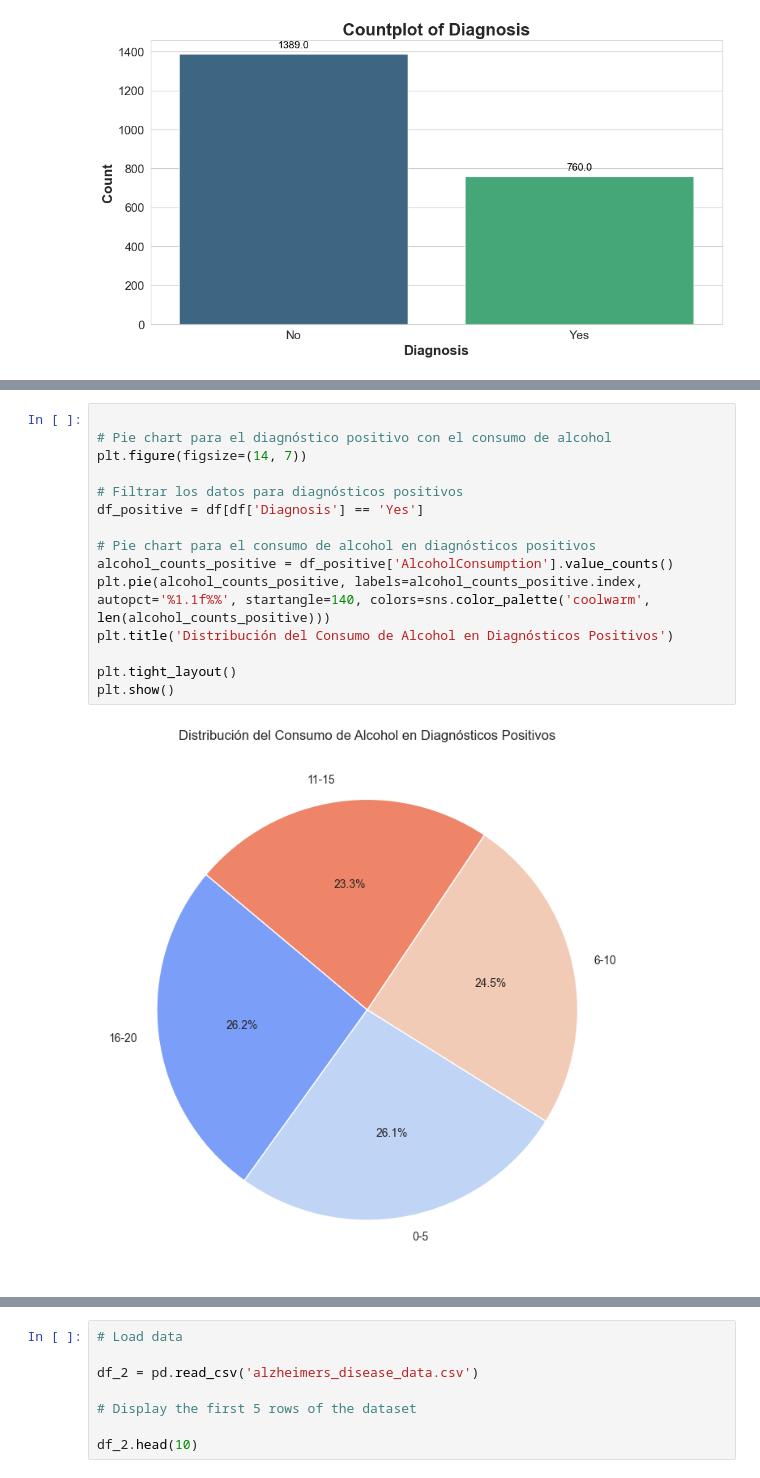
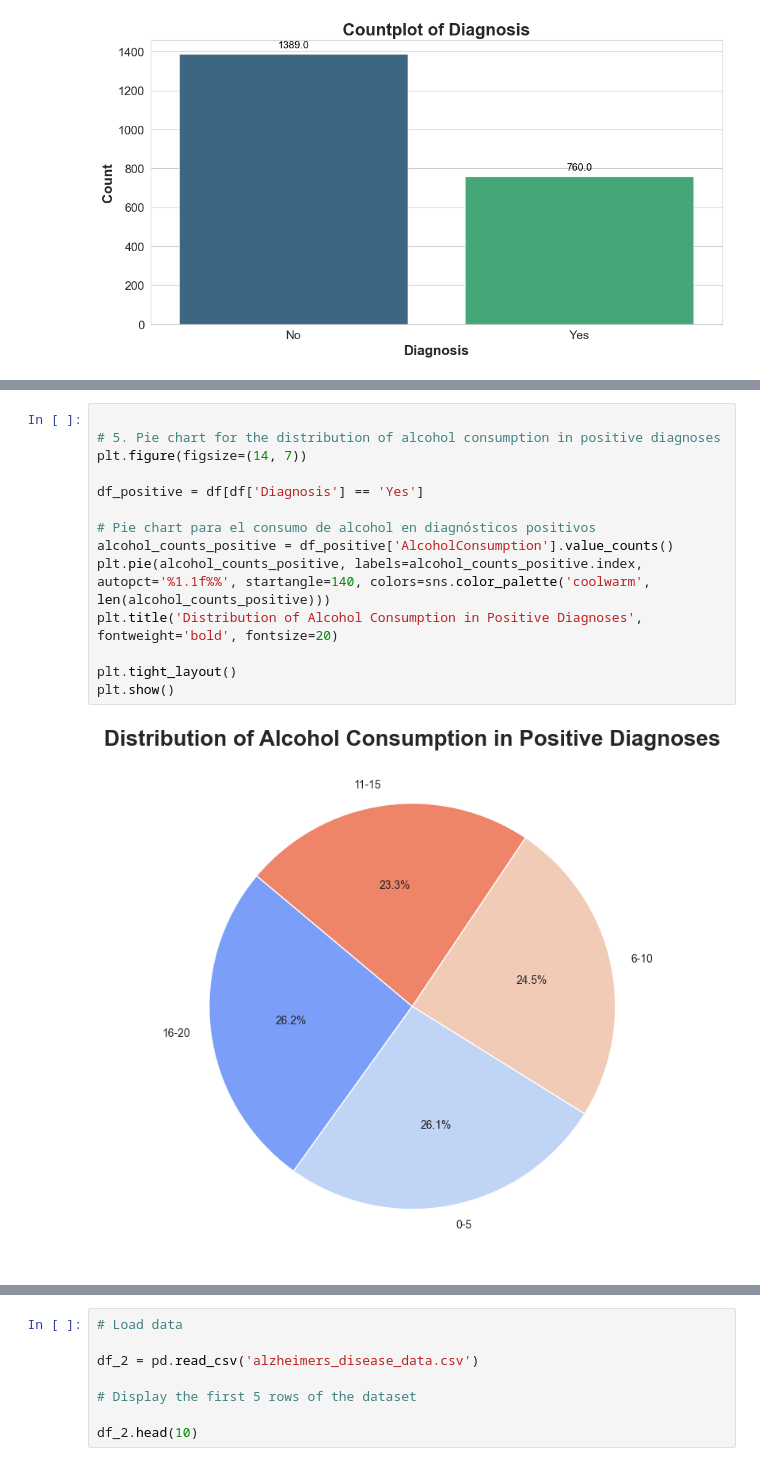
Before and after one commit to Jotis86/Alzheimer-Project, a Jupyter notebook: data_visualization.ipynb, the cells around one changed output, grey strips where cells are left out. Drawn from its saved outputs; the diff is of its cells as text.

```diff
--- a/data_visualization.ipynb
+++ b/data_visualization.ipynb
@@ -132,18 +132,17 @@ plt.show()
 # %%
 
-# Pie chart para el diagnóstico positivo con el consumo de alcohol
+# 5. Pie chart for the distribution of alcohol consumption in positive diagnoses
 plt.figure(figsize=(14, 7))
 
-# Filtrar los datos para diagnósticos positivos
 df_positive = df[df['Diagnosis'] == 'Yes']
 
 # Pie chart para el consumo de alcohol en diagnósticos positivos
 alcohol_counts_positive = df_positive['AlcoholConsumption'].value_counts()
 plt.pie(alcohol_counts_positive, labels=alcohol_counts_positive.index, autopct='%1.1f%%', startangle=140, colors=sns.color_palette('coolwarm', len(alcohol_counts_positive)))
-plt.title('Distribución del Consumo de Alcohol en Diagnósticos Positivos')
+plt.title('Distribution of Alcohol Consumption in Positive Diagnoses', fontweight='bold', fontsize=20)
 
 plt.tight_layout()
 plt.show()
 # %% [output]
-[figure, old version]
+[figure, new version]
 # %%
```
Also changed, not shown: parts of 14 cells of this notebook.
